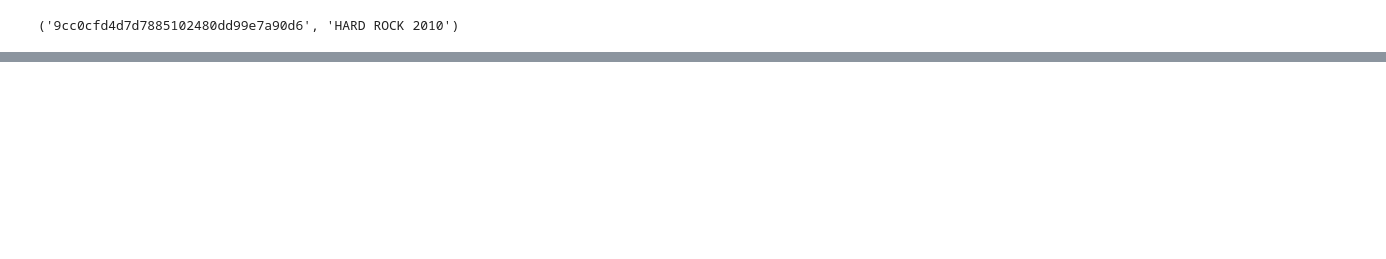
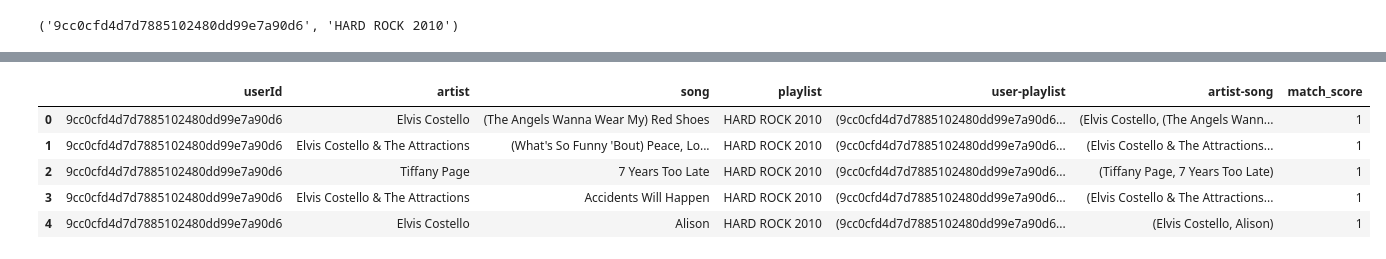
Before and after one commit to doughilton/collaborative-filtering, a Jupyter notebook: Collaborative Filtering Example.ipynb, the cells around one changed output, grey strips where cells are left out. Cells and saved outputs as stored; diff of their text form; code cells hidden in the pictures; blank space fills up the shorter version.

```diff
--- a/Collaborative Filtering Example.ipynb
+++ b/Collaborative Filtering Example.ipynb
@@ -354,0 +294,10 @@ spotify_usersongs_full_playlists[spotify_usersongs_full_playlists['user-playlist
+# %%
+spotify_usersongs_full_playlists = spotify_usersongs_full_playlists[~spotify_usersongs_full_playlists['artist-song'].isin(user_playlist)].merge(playlist_scores, left_on='user-playlist', right_index=True)
+spotify_usersongs_full_playlists.head()
+# %% [output]
+|  | userId | artist | song | playlist | user-playlist | artist-song | match_score |
+| 0 | 9cc0cfd4d7d7885102480dd99e7a90d6 | Elvis Costello | (The Angels Wanna Wear My) Red Shoes | HARD ROCK 2010 | (9cc0cfd4d7d7885102480dd99e7a90d6... | (Elvis Costello, (The Angels Wann... | 1 |
+| 1 | 9cc0cfd4d7d7885102480dd99e7a90d6 | Elvis Costello & The Attractions | (What's So Funny 'Bout) Peace, Lo... | HARD ROCK 2010 | (9cc0cfd4d7d7885102480dd99e7a90d6... | (Elvis Costello & The Attractions... | 1 |
+| 2 | 9cc0cfd4d7d7885102480dd99e7a90d6 | Tiffany Page | 7 Years Too Late | HARD ROCK 2010 | (9cc0cfd4d7d7885102480dd99e7a90d6... | (Tiffany Page, 7 Years Too Late) | 1 |
+| 3 | 9cc0cfd4d7d7885102480dd99e7a90d6 | Elvis Costello & The Attractions | Accidents Will Happen | HARD ROCK 2010 | (9cc0cfd4d7d7885102480dd99e7a90d6... | (Elvis Costello & The Attractions... | 1 |
+| 4 | 9cc0cfd4d7d7885102480dd99e7a90d6 | Elvis Costello | Alison | HARD ROCK 2010 | (9cc0cfd4d7d7885102480dd99e7a90d6... | (Elvis Costello, Alison) | 1 |
```
Also changed, not shown: parts of 36 cells of this notebook.
